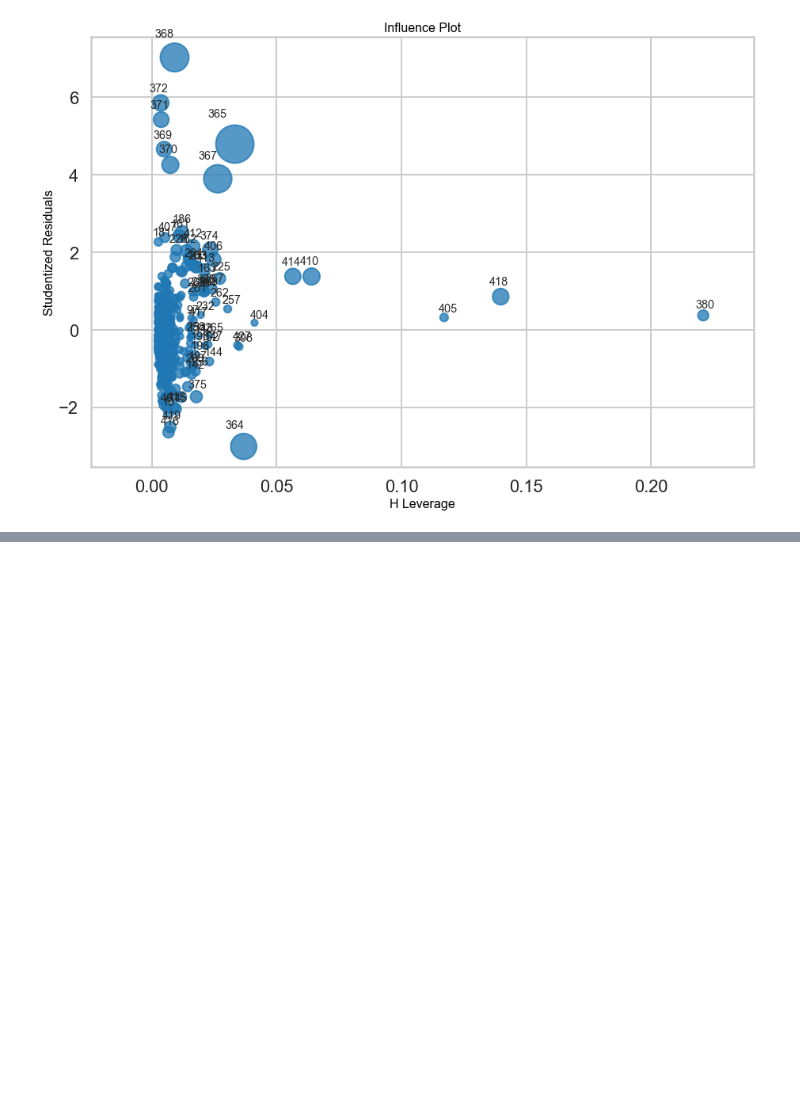
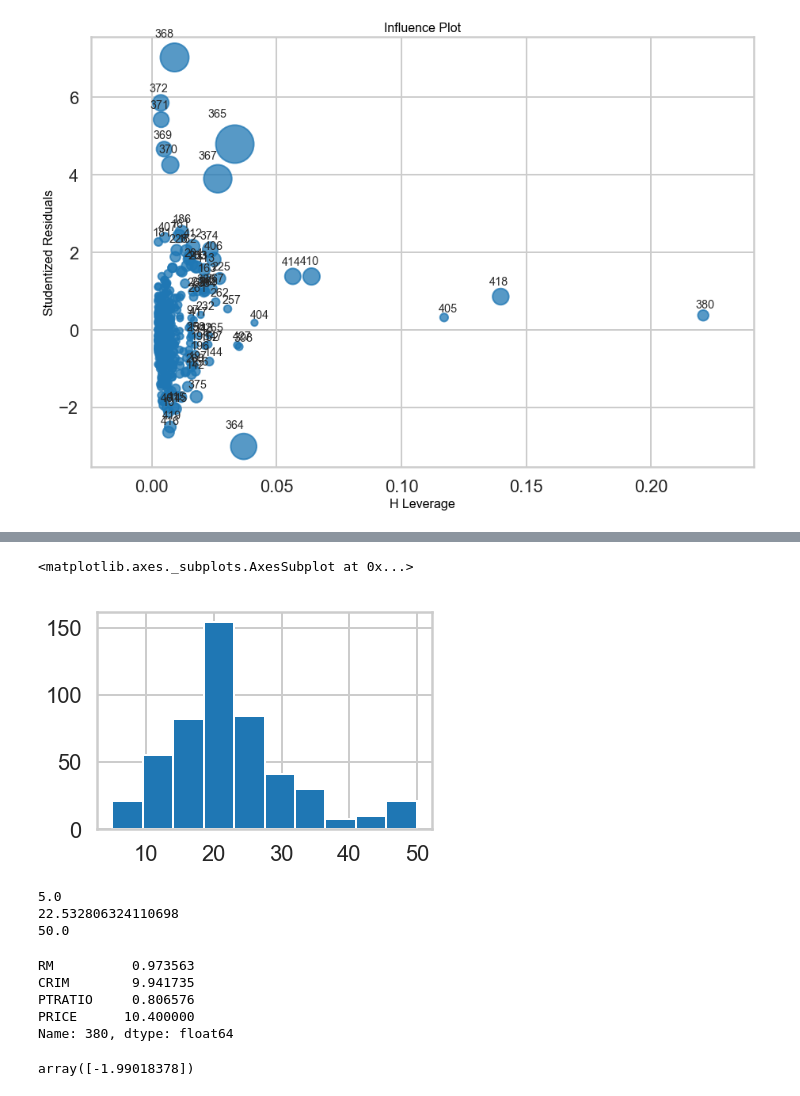
Before and after one commit to cleonard1261/springboard, a Jupyter notebook: linear_regression/Mini_Project_Linear_Regression.ipynb, the cells around one changed output, grey strips where cells are left out. Cells and saved outputs as stored; diff of their text form; code cells hidden in the pictures; blank space fills up the shorter version.

```diff
--- a/linear_regression/Mini_Project_Linear_Regression.ipynb
+++ b/linear_regression/Mini_Project_Linear_Regression.ipynb
@@ -1091,0 +1114,25 @@ Text(0.5,0,'Normalized residuals')
+# %%
+bos_df.PRICE.hist()
+# %% [output]
+<matplotlib.axes._subplots.AxesSubplot at 0x...>
+[figure, added]
+# %%
+print(bos_df.PRICE.min())
+print(bos_df.PRICE.mean())
+print(bos_df.PRICE.max())
+# %% [output]
+5.0
+22.532806324110698
+50.0
+# %%
+bos_df.iloc[380,:]
+# %% [output]
+RM          0.973563
+CRIM        9.941735
+PTRATIO     0.806576
+PRICE      10.400000
+Name: 380, dtype: float64
+# %%
+fv[380]
+# %% [output]
+array([-1.99018378])
```
Also changed, not shown: parts of 7 cells of this notebook.
